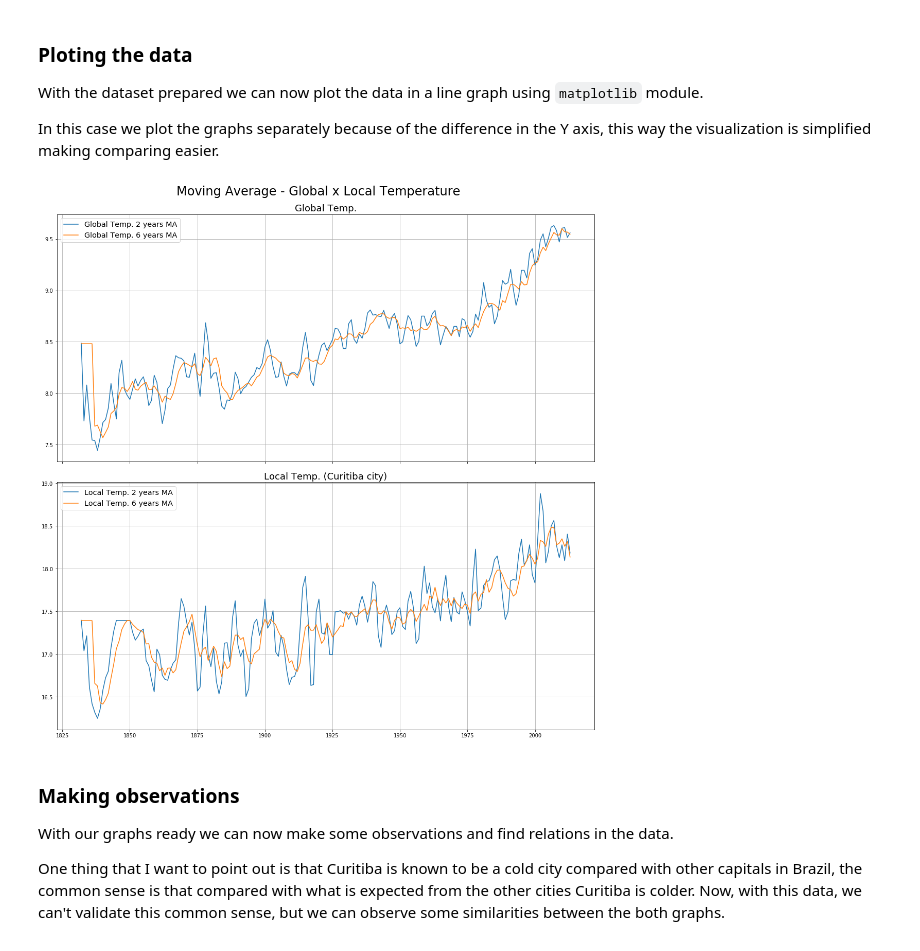
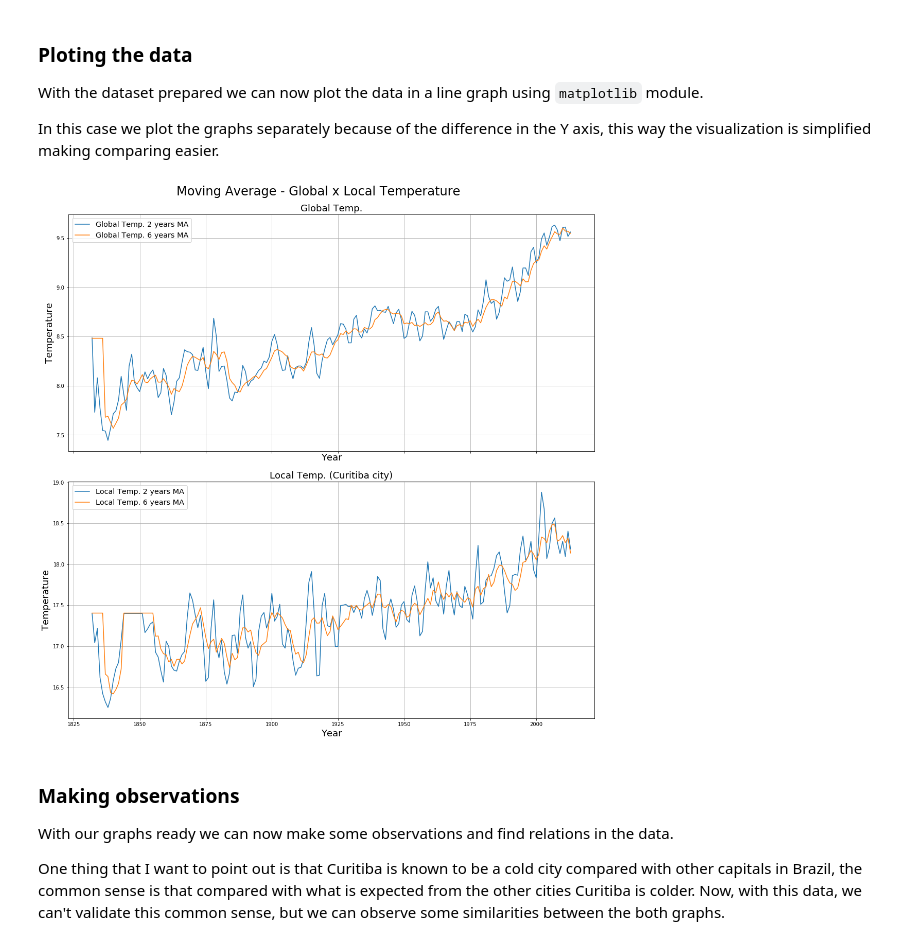
Before and after one commit to luisberns/study-data-analysis, a Jupyter notebook: dand-udacity/project1/Moving Average - Global x Local temperature.ipynb, the cells around one changed output. Drawn from its saved outputs; the diff is of its cells as text; code cells hidden in the pictures.

Commit message:
Add axis labels on graphs

```diff
--- a/dand-udacity/project1/Moving Average - Global x Local temperature.ipynb
+++ b/dand-udacity/project1/Moving Average - Global x Local temperature.ipynb
@@ -74,26 +85,30 @@ In this case we plot the graphs separately because of the difference in the Y ax
 # %%
 # Add opts and minimize height space between lines
 fig, axs = ply.subplots(2,1,sharex=True, figsize=(15,15), constrained_layout=True)
-fig.suptitle('Moving Average - Global x Local Temperature', fontsize=24)
+fig.suptitle('Moving Average - Global x Local Temperature', fontsize=header)
 
 # Add title to the graph
 ply.title('Global x Local Temperature (Curitiba city)')
 
 # Plot global graph
-axs[0].set_title('Global Temp.', fontsize=18)
+axs[0].set_title('Global Temp.', fontsize=label)
+axs[0].set_xlabel('Year', fontsize=label)
+axs[0].set_ylabel('Temperature', fontsize=label)
 axs[0].plot(df_global['avg_ma'], label='Global Temp. {} years MA'.format(shortWindow))
 axs[0].plot(df_global['avg_ma2'], label='Global Temp. {} years MA'.format(longWindow))
 axs[0].legend(loc='upper left', fontsize='x-large')
 axs[0].grid(True)
 
 # Plot local graph right bellow
-axs[1].set_title('Local Temp. (Curitiba city)', fontsize=18)
+axs[1].set_title('Local Temp. (Curitiba city)', fontsize=label)
+axs[1].set_xlabel('Year', fontsize=label)
+axs[1].set_ylabel('Temperature', fontsize=label)
 axs[1].plot(df_local['avg_ma'], label='Local Temp. {} years MA'.format(shortWindow))
 axs[1].plot(df_local['avg_ma2'], label='Local Temp. {} years MA'.format(longWindow))
 axs[1].legend(loc='upper left', fontsize='x-large')
 axs[1].grid(True);
 # %% [output]
-[figure, old version]
+[figure, new version]
 # %% [markdown]
 ### Making observations
 
```
Also changed, not shown: parts of 2 cells of this notebook.
